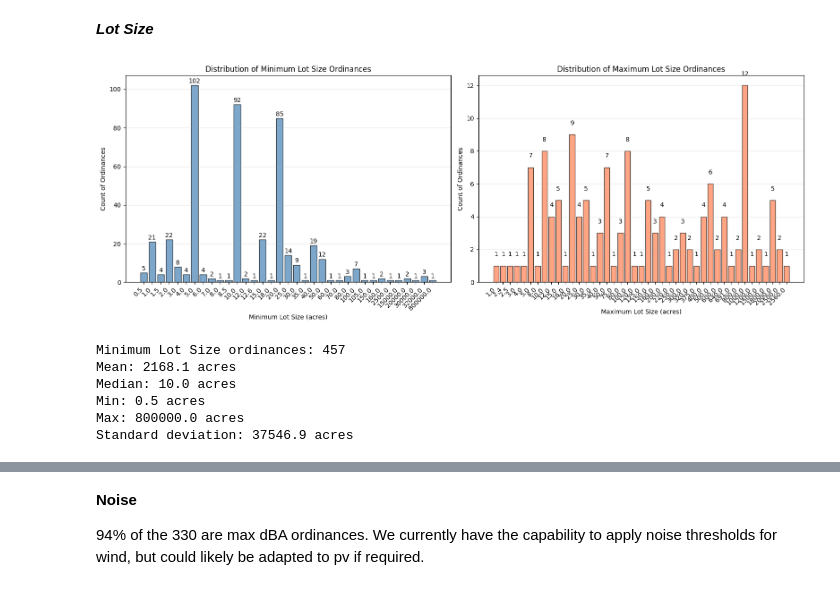
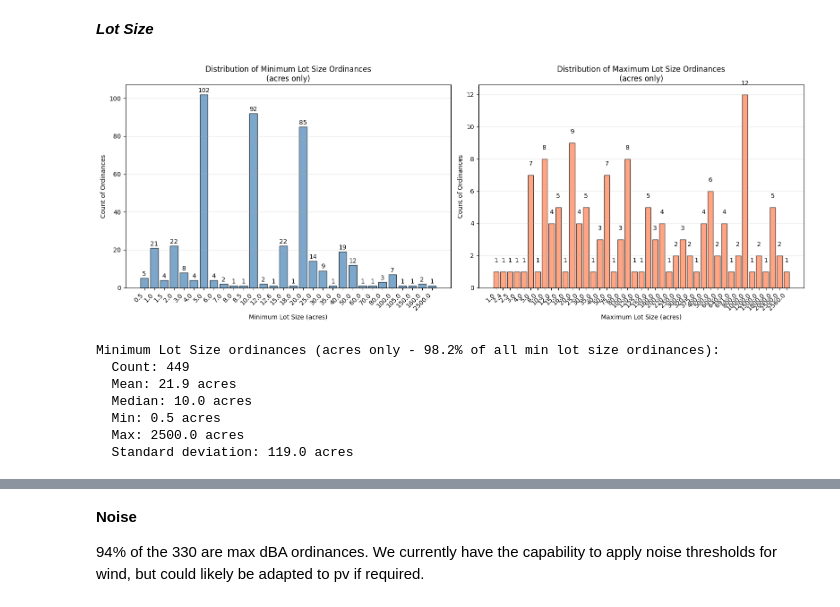
Before and after one commit to gabezuckerman/compass-integration-roadmap, a Jupyter notebook: compass_integration_roadmap_pv.ipynb, the cells around one changed output, grey strips where cells are left out. Cells and saved outputs as stored; diff of their text form; code cells hidden in the pictures.

```diff
--- a/compass_integration_roadmap_pv.ipynb
+++ b/compass_integration_roadmap_pv.ipynb
@@ -758,14 +764,26 @@ fig, (ax1, ax2) = plt.subplots(1, 2, figsize=(16, 6))
 
 # Minimum Lot Size plot
 if len(min_lot_data) > 0:
-    min_lot_values = pd.to_numeric(min_lot_data['Value'], errors='coerce')
+    # Check the most common unit
+    min_unit_counts = min_lot_data['Units'].value_counts()
+    min_most_common_unit = min_unit_counts.index[0]
+
+    # Filter for most common unit only
+    min_lot_total = len(min_lot_data)
+    min_lot_filtered = min_lot_data[min_lot_data['Units'] == min_most_common_unit]
+    min_lot_values = pd.to_numeric(min_lot_filtered['Value'], errors='coerce').dropna()
+
+    # Calculate percentage using most common unit
+    min_filtered_count = len(min_lot_values)
+    min_filtered_pct = (min_filtered_count / min_lot_total * 100) if min_lot_total > 0 else 0
+
     min_value_counts = min_lot_values.value_counts().sort_index()
 
     x_positions = range(len(min_value_counts))
     ax1.bar(x_positions, min_value_counts.values, edgecolor='black', alpha=0.7, color='steelblue')
-    ax1.set_xlabel('Minimum Lot Size (acres)')
+    ax1.set_xlabel(f'Minimum Lot Size ({min_most_common_unit})')
     ax1.set_ylabel('Count of Ordinances')
-    ax1.set_title('Distribution of Minimum Lot Size Ordinances')
+    ax1.set_title(f'Distribution of Minimum Lot Size Ordinances\n({min_most_common_unit} only)')
     ax1.grid(True, alpha=0.3, axis='y')
 
     # Add value labels on top of bars
@@ -777,12 +795,14 @@ if len(min_lot_data) > 0:
     ax1.set_xticklabels(min_value_counts.index, rotation=45, ha='right')
 
     # Collect summary statistics
-    min_stats.append(f"Minimum Lot Size ordinances: {len(min_lot_data)}")
-    min_stats.append(f"Mean: {min_lot_values.mean():.1f} acres")
-    min_stats.append(f"Median: {min_lot_values.median():.1f} acres")
-    min_stats.append(f"Min: {min_lot_values.min():.1f} acres")
-    min_stats.append(f"Max: {min_lot_values.max():.1f} acres")
-    min_stats.append(f"Standard deviation: {min_lot_values.std():.1f} acres")
+    min_stats.append(f"Minimum Lot Size ordinances ({min_most_common_unit} only - {min_filtered_pct:.1f}% of all min lot size ordinances):")
+    min_stats.append(f"  Count: {len(min_lot_values)}")
+    if len(min_lot_values) > 0:
+        min_stats.append(f"  Mean: {min_lot_values.mean():.1f} {min_most_common_unit}")
+        min_stats.append(f"  Median: {min_lot_values.median():.1f} {min_most_common_unit}")
+        min_stats.append(f"  Min: {min_lot_values.min():.1f} {min_most_common_unit}")
+        min_stats.append(f"  Max: {min_lot_values.max():.1f} {min_most_common_unit}")
+        min_stats.append(f"  Standard deviation: {min_lot_values.std():.1f} {min_most_common_unit}")
 else:
     ax1.text(0.5, 0.5, 'No Minimum Lot Size\nordinances found',
              ha='center', va='center', transform=ax1.transAxes, fontsize=12)
@@ -790,52 +810,67 @@ else:
 
 # Maximum Lot Size plot
 if len(max_lot_data) > 0:
-    max_lot_values = pd.to_numeric(max_lot_data['Value'], errors='coerce')
+    # Check the most common unit
+    max_unit_counts = max_lot_data['Units'].value_counts()
+    max_most_common_unit = max_unit_counts.index[0]
+
+    # Filter for most common unit only
+    max_lot_total = len(max_lot_data)
+    max_lot_filtered = max_lot_data[max_lot_data['Units'] == max_most_common_unit]
+    max_lot_values = pd.to_numeric(max_lot_filtered['Value'], errors='coerce').dropna()
+
+    # Calculate percentage using most common unit
+    max_filtered_count = len(max_lot_values)
+    max_filtered_pct = (max_filtered_count / max_lot_total * 100) if max_lot_total > 0 else 0
+
     max_value_counts = max_lot_values.value_counts().sort_index()
 
     x_positions = range(len(max_value_counts))
     ax2.bar(x_positions, max_value_counts.values, edgecolor='black', alpha=0.7, color='coral')
-    ax2.set_xlabel('Maximum Lot Size (acres)')
+    ax2.set_xlabel(f'Maximum Lot Size ({max_most_common_unit})')
     ax2.set_ylabel('Count of Ordinances')
-    ax2.set_title('Distribution of Maximum Lot Size Ordinances')
+    ax2.set_title(f'Distribution of Maximum Lot Size Ordinances\n({max_most_common_unit} only)')
     ax2.grid(True, alpha=0.3, axis='y')
 
     # Add value labels on top of bars
     for i, count in enumerate(max_value_counts.values):
         ax2.text(i, count + 0.5, str(count), ha='center', va='bottom')
 
     # Set x-axis labels
     ax2.set_xticks(x_positions)
     ax2.set_xticklabels(max_value_counts.index, rotation=45, ha='right')
 
     # Collect summary statistics
-    max_stats.append(f"Maximum Lot Size ordinances: {len(max_lot_data)}")
-    max_stats.append(f"Mean: {max_lot_values.mean():.1f} acres")
-    max_stats.append(f"Median: {max_lot_values.median():.1f} acres")
-    max_stats.append(f"Min: {max_lot_values.min():.1f} acres")
-    max_stats.append(f"Max: {max_lot_values.max():.1f} acres")
-    max_stats.append(f"Standard deviation: {max_lot_values.std():.1f} acres")
+    max_stats.append(f"Maximum Lot Size ordinances ({max_most_common_unit} only - {max_filtered_pct:.1f}% of all max lot size ordinances):")
+    max_stats.append(f"  Count: {len(max_lot_values)}")
+    if len(max_lot_values) > 0:
+        max_stats.append(f"  Mean: {max_lot_values.mean():.1f} {max_most_common_unit}")
+        max_stats.append(f"  Median: {max_lot_values.median():.1f} {max_most_common_unit}")
+        max_stats.append(f"  Min: {max_lot_values.min():.1f} {max_most_common_unit}")
+        max_stats.append(f"  Max: {max_lot_values.max():.1f} {max_most_common_unit}")
+        max_stats.append(f"  Standard deviation: {max_lot_values.std():.1f} {max_most_common_unit}")
 else:
     ax2.text(0.5, 0.5, 'No Maximum Lot Size\nordinances found',
              ha='center', va='center', transform=ax2.transAxes, fontsize=12)
     ax2.set_title('Distribution of Maximum Lot Size Ordinances')
 
 plt.tight_layout()
 plt.show()
 
 # Print all statistics together
 if min_stats:
     print("\n".join(min_stats))
 if max_stats:
     if min_stats:
         print()  # Add blank line between min and max stats
     print("\n".join(max_stats))
 # %% [output]
-[figure, old version]
+[figure, new version]
-Minimum Lot Size ordinances: 457
-Mean: 2168.1 acres
-Median: 10.0 acres
-Min: 0.5 acres
-Max: 800000.0 acres
-Standard deviation: 37546.9 acres
+Minimum Lot Size ordinances (acres only - 98.2% of all min lot size ordinances):
+  Count: 449
+  Mean: 21.9 acres
+  Median: 10.0 acres
+  Min: 0.5 acres
+  Max: 2500.0 acres
+  Standard deviation: 119.0 acres
 [interactive output not drawn]
```
Also changed, not shown: parts of 6 cells of this notebook, 1 other file.
